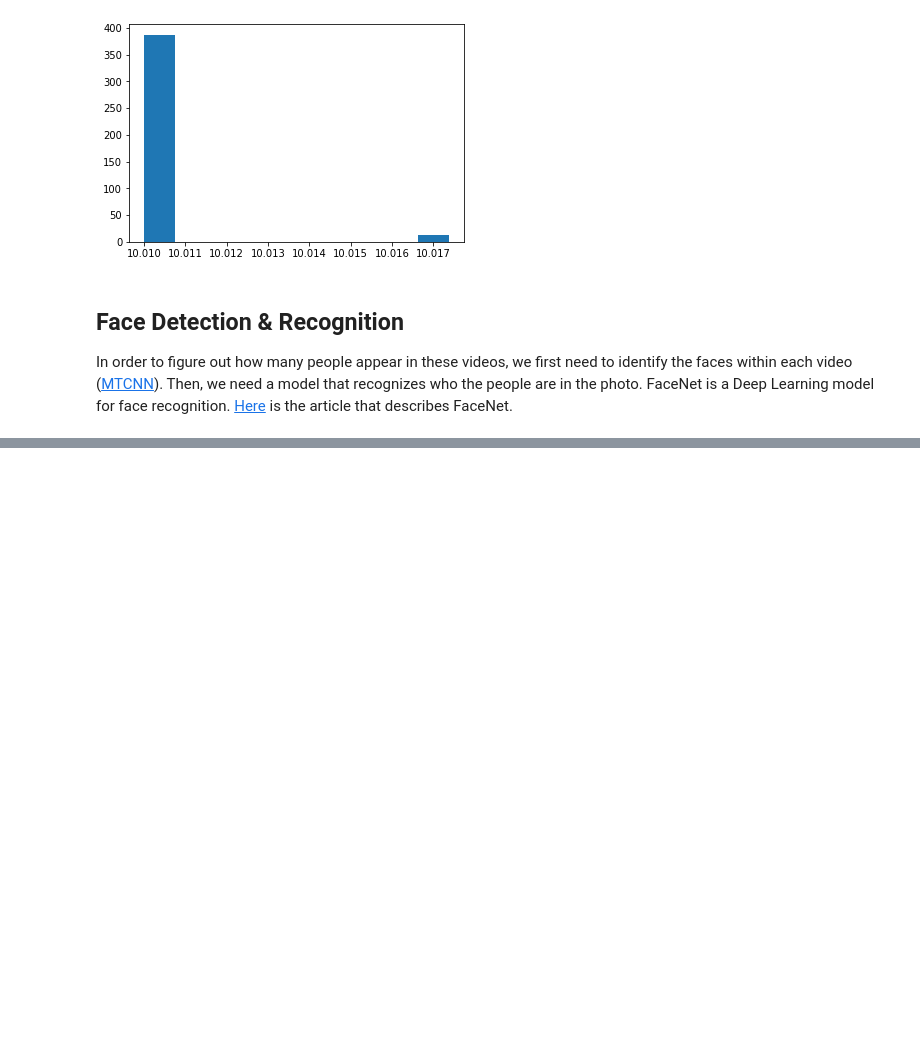
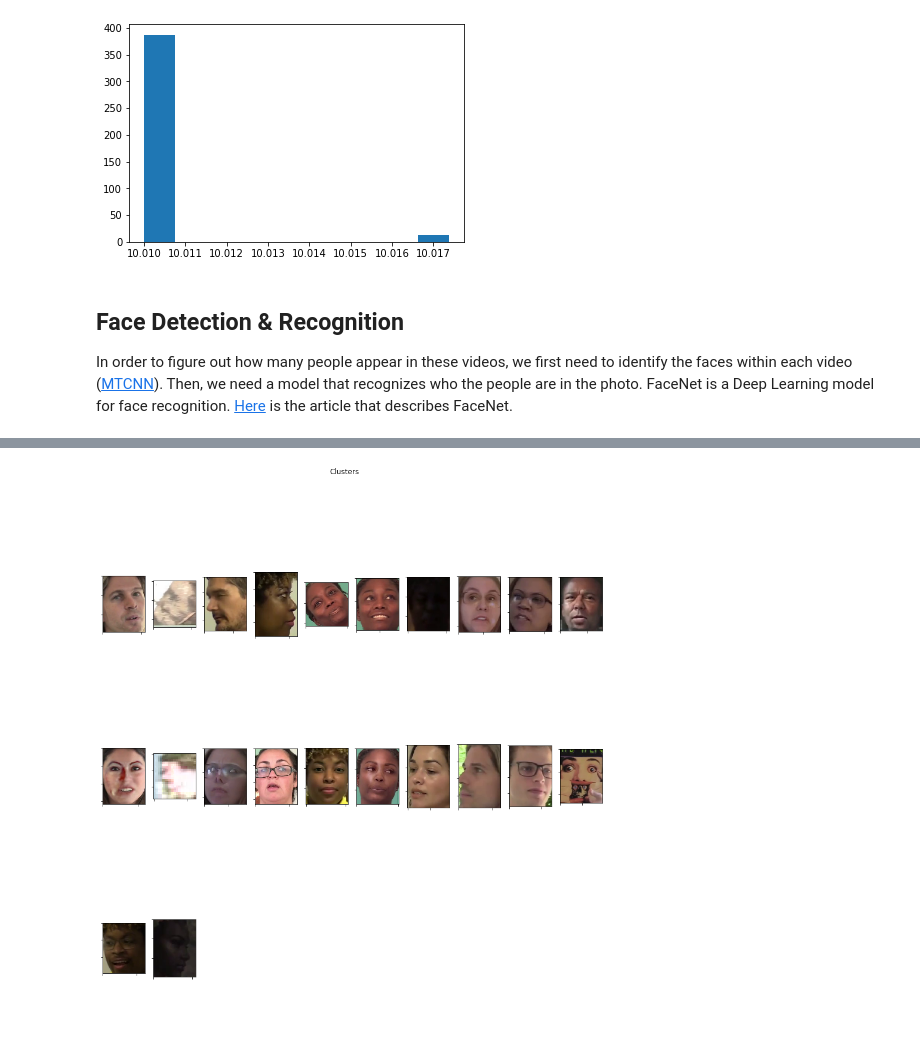
Before and after one commit to Shahin-A/Exercise, a Jupyter notebook: ML/DeepFake.ipynb, the cells around one changed output, grey strips where cells are left out. Saved outputs shown, nothing was run; the diff lists cells and outputs as text; code cells hidden in the pictures; blank space fills up the shorter version.

```diff
--- a/ML/DeepFake.ipynb
+++ b/ML/DeepFake.ipynb
@@ -99,0 +173,32 @@ len(faces)
+# %%
+from collections import defaultdict
+from math import ceil
+
+def group_faces(faces, model):
+    labels = model.labels_
+    dict = defaultdict(list)
+    for i, l in enumerate(labels):
+        dict[l].append(faces[i])
+    return dict
+
+def display_all_clusters(faces, model, cols=10):
+    group = group_faces(faces, model)
+    group_keys = list(group.keys())
+    n_clusters = model.n_clusters_
+    rows = ceil(n_clusters / cols)
+    empty_idx = cols - (rows * cols - n_clusters)
+    fig, axs = plt.subplots(rows, cols, figsize=(15,15))
+    for ax in axs[-1, empty_idx:]:
+        ax.axis('off')
+    fig.suptitle('Clusters')
+    for i in range(n_clusters):
+        ax = axs.flat[i]
+        ax.imshow(group[group_keys[i]][0])
+        ax.set_yticklabels([])
+        ax.set_xticklabels([])
+    plt.axis("off")
+    plt.show()
+
+display_all_clusters(faces, models[15])
+# %% [output]
+[figure, added]
```
Also changed, not shown: parts of 7 cells of this notebook.
